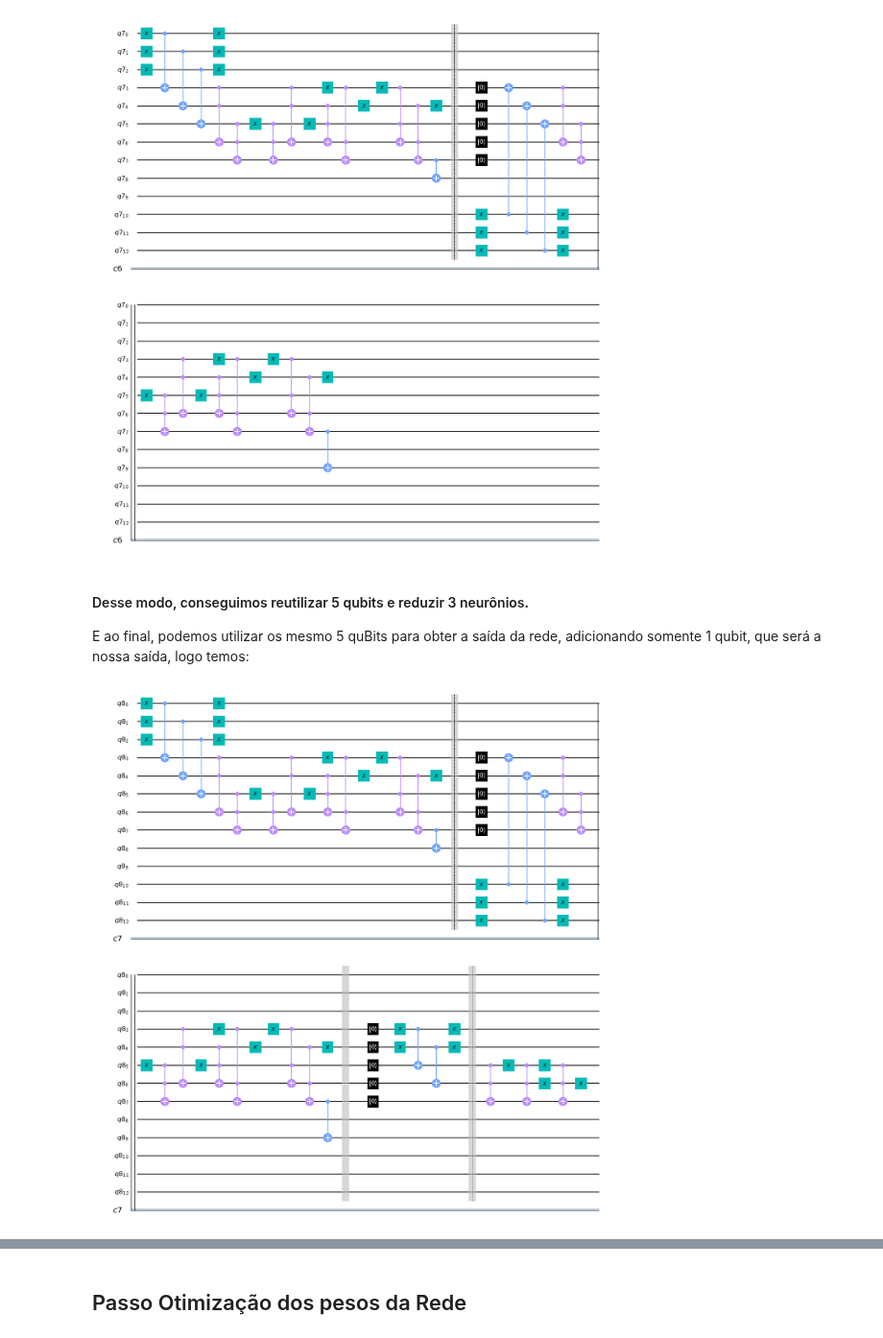
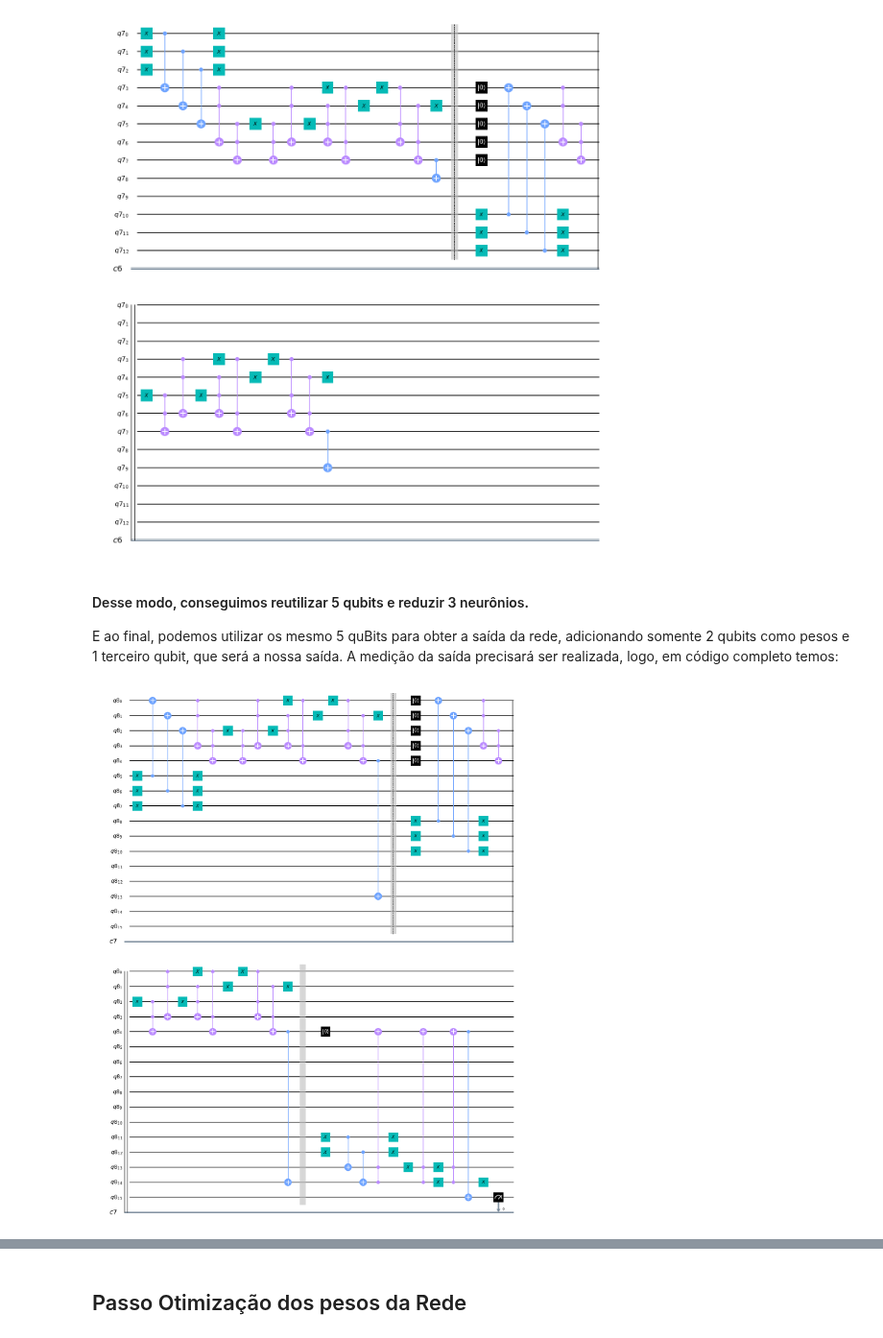
Before and after one commit to adjs/comp-quantica, a Jupyter notebook: projetos/2019-05/Resumo Artigo Sobre QBNN.ipynb, the cells around one changed output, grey strips where cells are left out. Shown at 96% size. Cells and saved outputs as stored; diff of their text form; code cells hidden in the pictures.

Commit message:
add network as a function

```diff
--- a/projetos/2019-05/Resumo Artigo Sobre QBNN.ipynb
+++ b/projetos/2019-05/Resumo Artigo Sobre QBNN.ipynb
@@ -582,48 +582,48 @@ circuit.draw(output="mpl")
 # %% [markdown]
 #### Desse modo, conseguimos reutilizar 5 qubits e reduzir 3 neurônios.
 
-E ao final, podemos utilizar os mesmo 5 quBits para obter a saída da rede, adicionando somente 1 qubit, que será a nossa saída, logo temos:
+E ao final, podemos utilizar os mesmo 5 quBits para obter a saída da rede, adicionando somente 2 qubits como pesos e 1 terceiro qubit, que será a nossa saída. A medição da saída precisará ser realizada, logo, em código completo temos:
 # %%
 # Supondo que os valores iniciais são |0>
-qWI = QuantumRegister(13)
+def createNeuralNetwork(circuit, qWI, c, qtdInputs):
+    # Então, aqui temos a implementação do primeiro perceptron com 3 entradas.
+    [multiplyWeightInput(circuit, qWI[i + qtd_input + 2], qWI[i]) for i in range(0, 3)]
+    activationFunction(circuit, qWI[0:5])
+    circuit.cx(qWI[4], qWI[13])
+    circuit.barrier()
+    circuit.reset(qWI[0:5])
+
+    # Vejamos o segundo perceptron que também tem 3 entradas.
+    [multiplyWeightInput(circuit, qWI[i + qtd_input + 5], qWI[i]) for i in range(0, 3)]
+    activationFunction(circuit, qWI[0:5])
+    circuit.cx(qWI[4], qWI[14])
+    circuit.barrier()
+    circuit.reset(qWI[4])
+
+    # modificando
+    multiplyWeightInput(circuit, qWI[11], qWI[13])
+    multiplyWeightInput(circuit, qWI[12], qWI[14])
+
+    circuit.ccx(qWI[13], qWI[14], qWI[4])
+    circuit.x(qWI[13])
+    circuit.ccx(qWI[13], qWI[14], qWI[4])
+    circuit.x(qWI[13])
+    circuit.x(qWI[14])
+    circuit.ccx(qWI[13], qWI[14], qWI[4])
+    circuit.x(qWI[14])
+
+    circuit.cx(qWI[4],qWI[15])
+    circuit.measure(qWI[15], c[0])
+
+    # -----------------------------------------
+    # Ver o circuit desenhado
+    return circuit
+
+qWI = QuantumRegister(16)
 c = ClassicalRegister(1)
-# Construindo o circuito
 circuit = QuantumCircuit(qWI, c)
-# Definindo a quantidade de inputs
-qtd_input = 3
 
-# Então, aqui temos a implementação do primeiro perceptron com 3 entradas.
-[multiplyWeightInput(circuit, qWI[i], qWI[i + qtd_input]) for i in range(qtd_input)]
-activationFunction(circuit, qWI[3:8])
-circuit.cx(qWI[7], qWI[8])
-
-circuit.barrier()
-
-circuit.reset(qWI[3:8])
-
-# Vejamos o segundo perceptron que também tem 3 entradas.
-[multiplyWeightInput(circuit, qWI[i], qWI[i - qtd_input - 4]) for i in range(10, 13)]
-activationFunction(circuit, qWI[3:8])
-#circuit.barrier()
-circuit.cx(qWI[7], qWI[9])
-circuit.barrier()
-
-circuit.reset(qWI[3:8])
-
-multiplyWeightInput(circuit, qWI[3], qWI[5])
-multiplyWeightInput(circuit, qWI[4], qWI[6])
-circuit.barrier()
-
-circuit.ccx(qWI[5], qWI[6], qWI[7])
-circuit.x(qWI[5])
-circuit.ccx(qWI[5], qWI[6], qWI[7])
-circuit.x(qWI[5])
-circuit.x(qWI[6])
-circuit.ccx(qWI[5], qWI[6], qWI[7])
-circuit.x(qWI[6])
-
-# -----------------------------------------
-# Ver o circuit desenhado
-circuit.draw(output="mpl")
+neuralNetwork = createNeuralNetwork(circuit, qWI, c, 3)
+neuralNetwork.draw(output="mpl")
 # %% [output]
-[figure, old version]
+[figure, new version]
```
Also changed, not shown: parts of 7 cells of this notebook.
